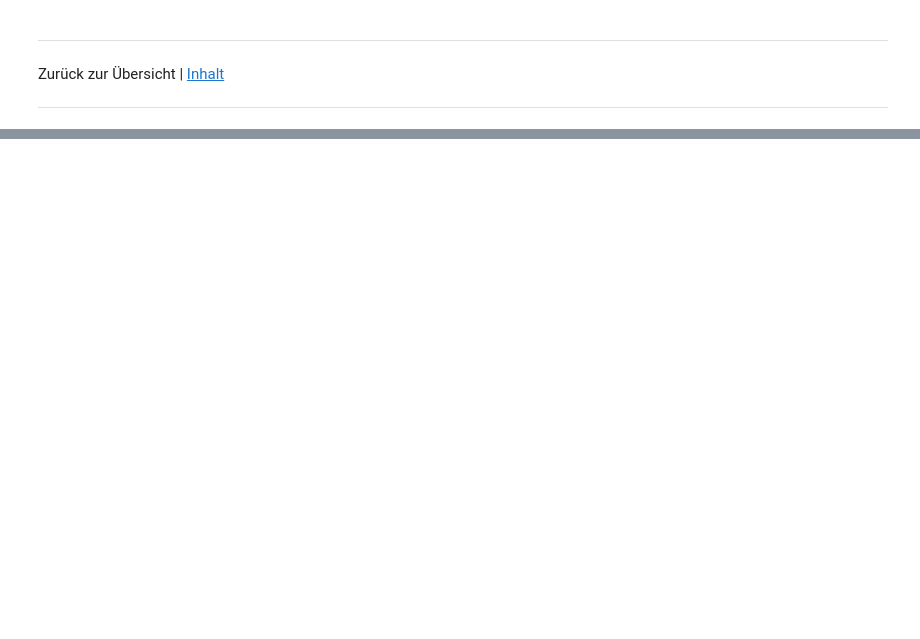
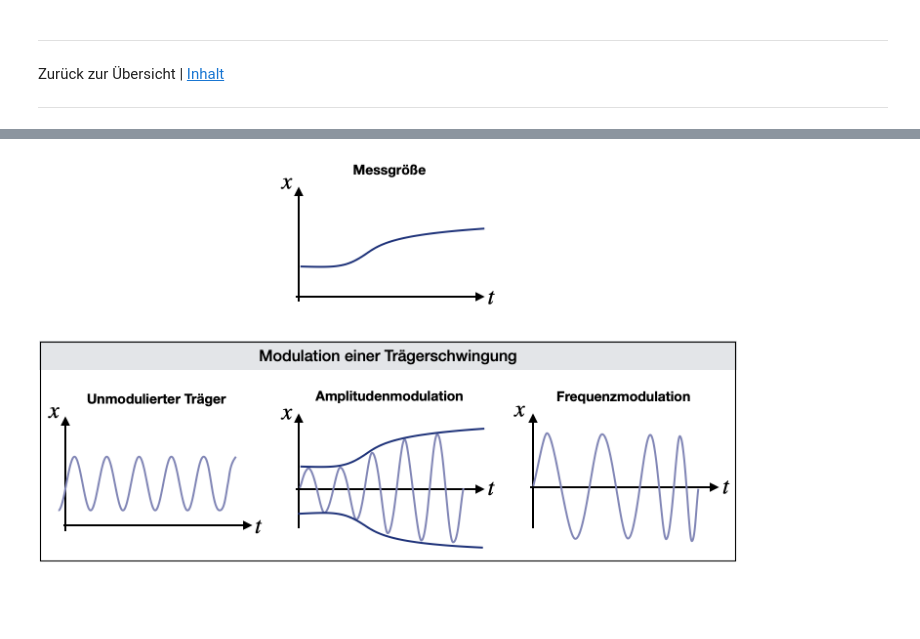
Before and after one commit to Kisleif/messtechnik-lecture, a Jupyter notebook: Messsignale.ipynb, the cells around one changed output, grey strips where cells are left out. Cells and saved outputs as stored; diff of their text form; code cells hidden in the pictures; blank space fills up the shorter version.

```diff
--- a/Messsignale.ipynb
+++ b/Messsignale.ipynb
@@ -168,0 +143,4 @@ Aliasing | Möglicher Fehler bei der Digitalisierung bei Verletzung Nyquist-Shan
+# %%
+Image("pictures/AM_FM.png", width=700)
+# %% [output]
+[figure, added]
```
Also changed, not shown: parts of 31 cells of this notebook, 7 other files.
